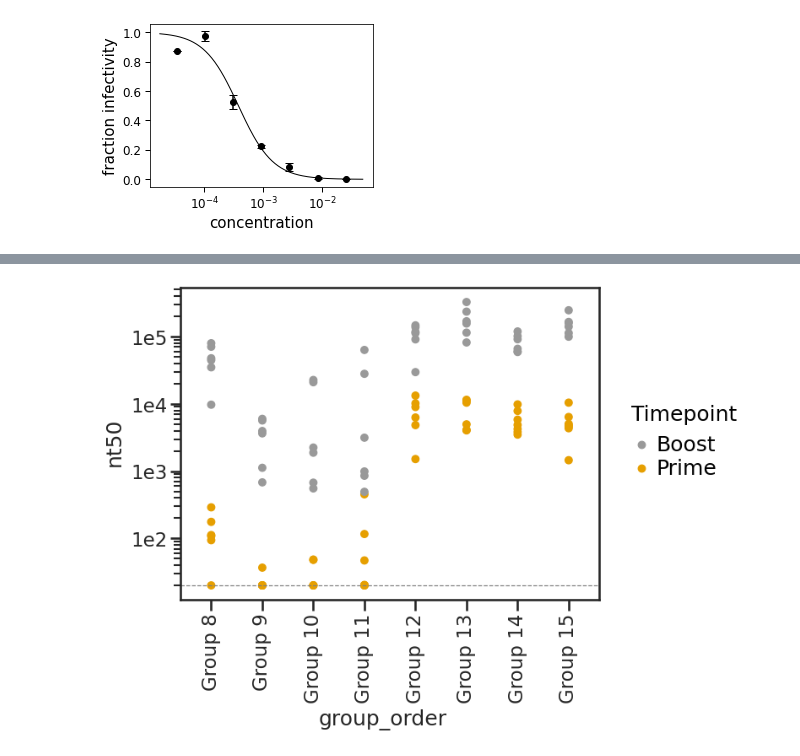
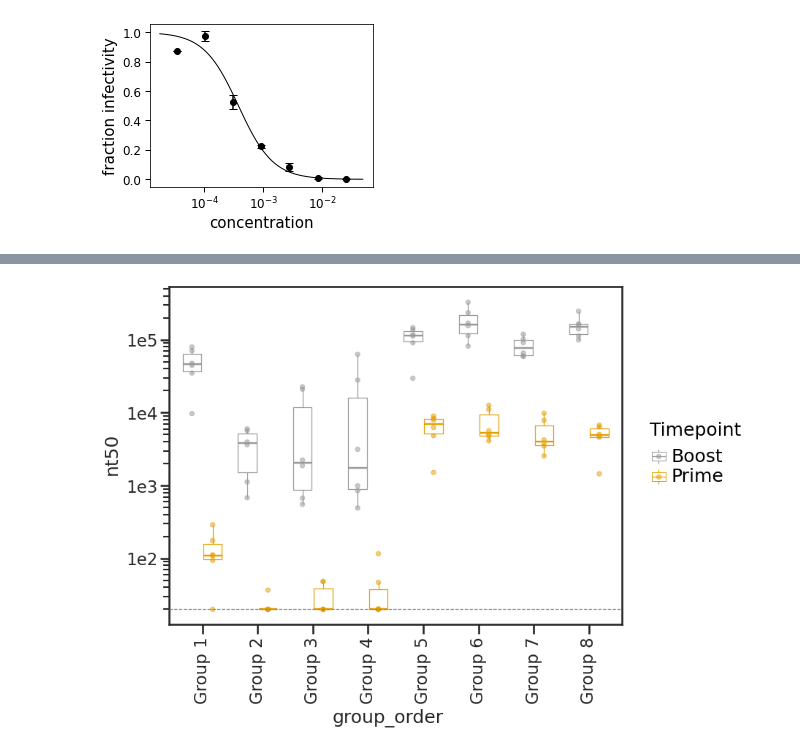
Before and after one commit to jbloomlab/RBD_nanoparticle_vaccine, a Jupyter notebook: MouseNeuts.ipynb, the cells around one changed output, grey strips where cells are left out. Saved outputs shown, nothing was run; the diff lists cells and outputs as text; code cells hidden in the pictures.

Commit message:
all mouse neut data. cleaned.

```diff
--- a/MouseNeuts.ipynb
+++ b/MouseNeuts.ipynb
@@ -403,0 +439,5 @@ Output columns: `serum`, `ic50`, `ic90`, `nt50`, `nt90`, `DateSetUp`, `Plate`, `
+# %%
+drop_samples = ['GF-8', 'Ref 20/130', '2017-2018 Serum Pool', '2017-2018 Pool', '20/130 Ref', '2017-2018 serum pool', 'Ty1', 'Ty1-FC', 'Ty1-Fc']
+cleaned_data_df = cleaned_data_df[~cleaned_data_df['serum'].isin(drop_samples)].copy()
+cleaned_data_df['Timepoint'] = cleaned_data_df['serum'].apply(lambda x: 'Prime' if '-1' in x else 'Boost')
+cleaned_data_df['Mouse'] = cleaned_data_df['serum'].apply(lambda x: x[:-2])
@@ -404 +454,12 @@ Output columns: `serum`, `ic50`, `ic90`, `nt50`, `nt90`, `DateSetUp`, `Plate`, `
+# %%
+groups = {'Group 1': ['0840', '0837', '0839', '0794', '0795', '0793'],
+          'Group 2': ['0801', '0803', '0805', '0850', '0848', '0846'],
+          'Group 3': ['0808', '0807', '0810', '0853', '0854', '0852'],
+          'Group 4': ['0813', '0812', '0815', '0856', '0858', '0859'],
+          'Group 5': ['0816', '0818', '0817', '0864', '0861', '0863'],
+          'Group 6': ['0835', '0831', '0834', '0867', '0866', '0870'],
+          'Group 7': ['0827', '0828', '0829', '0874', '0873', '0872'],
+          'Group 8': ['0823', '0824', '0825', '0879', '0877', '0876']}
+# %%
+cleaned_data_df["Group"] = cleaned_data_df["Mouse"].apply(lambda x: [group for group in groups.keys() if x in groups[group]][0])
 # %%
@@ -479,13 +478,25 @@ all_data_df = all_data_df.assign(group_order = group_cat)
+# %%
+group_list = ['Group 1', 'Group 2', 'Group 3', 'Group 4', 'Group 5',
+              'Group 6', 'Group 7', 'Group 8']
+group_cat = pd.Categorical(cleaned_data_df['Group'], categories=group_list)
+
+tp_list = ['Prime', 'Boost']
+tp_cat = pd.Categorical(cleaned_data_df['Timepoint'], categories=tp_list)
+
+# assign to a new column in the DataFrame
+cleaned_data_df = cleaned_data_df.assign(group_order = group_cat)
+cleaned_data_df = cleaned_data_df.assign(timepoint_order = tp_cat)
 # %%
-ic50s_plot = (ggplot(all_data_df, aes('group_order', 'nt50', color='Timepoint')) +
-              geom_point(size=3) +
+ic50s_plot = (ggplot(cleaned_data_df, aes('group_order', 'nt50', color='Timepoint')) +
+              geom_boxplot(outlier_alpha=0) +
+              geom_point(size=2, alpha=0.5, position=position_dodge(width=0.75)) +
               scale_color_manual(values=CBP) +
-              theme(axis_text_x=element_text(angle=90, vjust=1, hjust=0.5)) +
+              theme(axis_text_x=element_text(angle=90, vjust=1, hjust=0.5),
+                    figure_size=(8, 6)) +
+#               facet_wrap('~ timepoint_order') +
               geom_hline(yintercept=20, color='grey', linetype='dashed') +
-              scale_x_discrete(breaks=['Group 8', 'Group 9', 'Group 10', 'Group 11', 'Group 12',
-                                       'Group 13', 'Group 14', 'Group 15']) +
               scale_y_continuous(trans='log10'))
 
 _ = ic50s_plot.draw()
 # %% [output]
-[figure, old version]
+[figure, new version]
```
Also changed, not shown: parts of 32 cells of this notebook, 6 other files.
